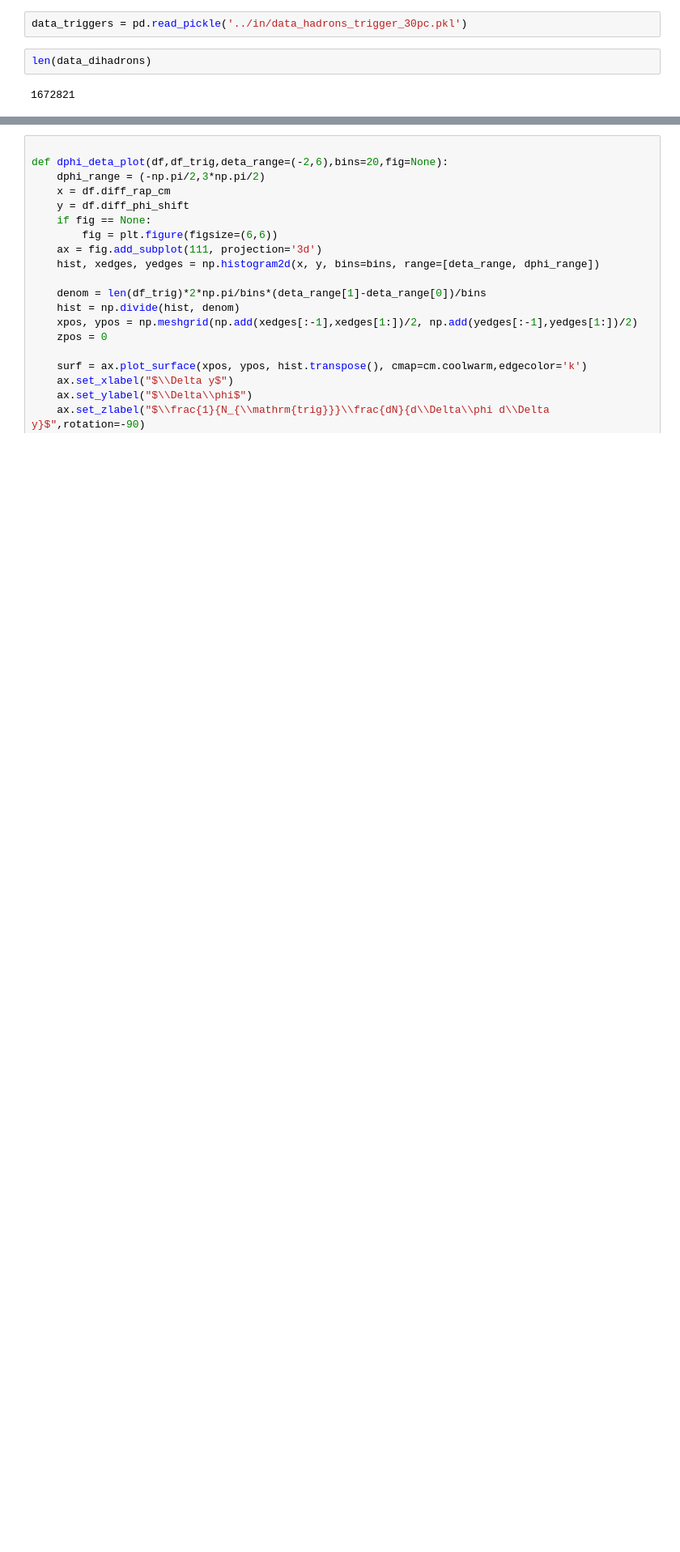
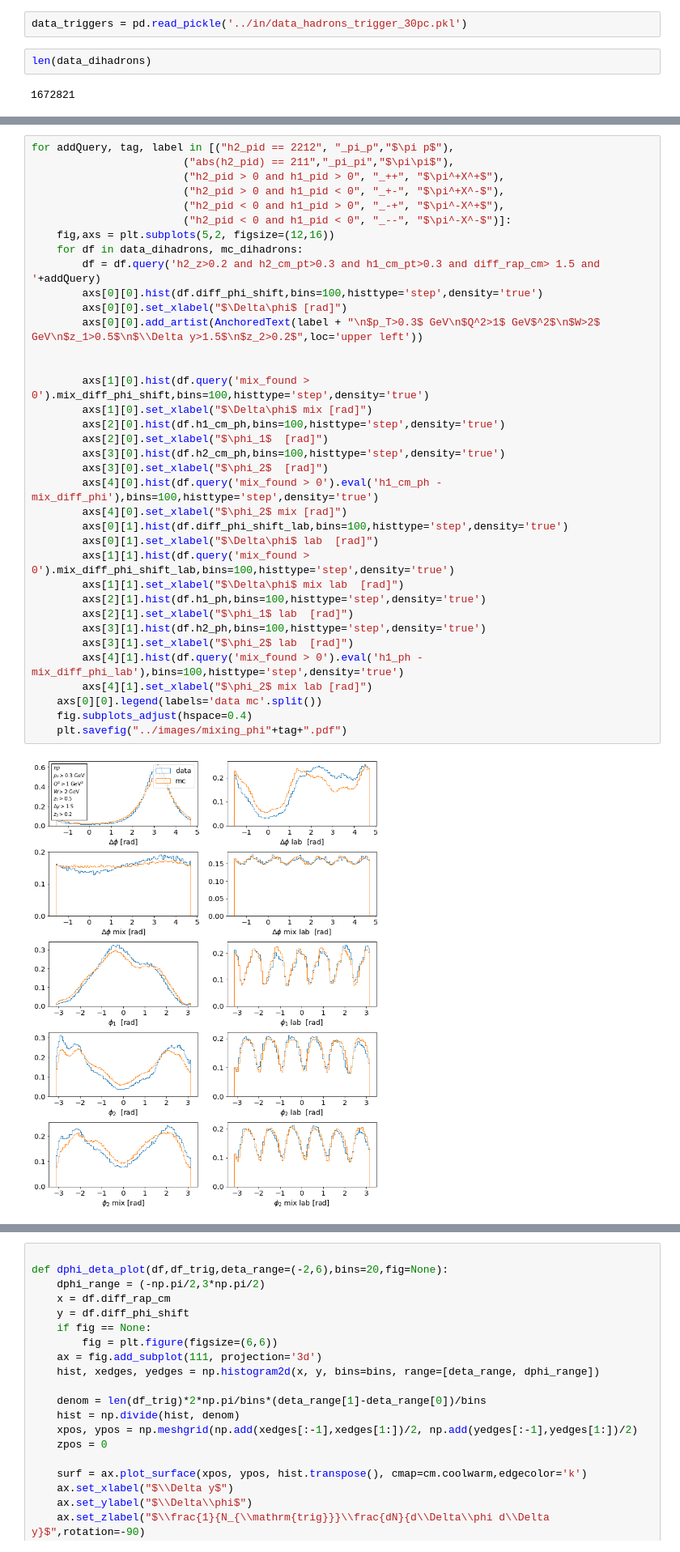
Before and after one commit to sebouh137/sidis_tuples, a Jupyter notebook: python/MixDihadrons.ipynb, the cells around one changed output, grey strips where cells are left out. Shown at 81% size. Saved outputs shown, nothing was run; the diff lists cells and outputs as text; blank space fills up the shorter version.

```diff
--- a/python/MixDihadrons.ipynb
+++ b/python/MixDihadrons.ipynb
@@ -126,0 +266,38 @@ df['diff_phi_shift'] = df['diff_phi_cm']+2*np.pi*(df['diff_phi_cm']<-np.pi/2)
+# %%
+for addQuery, tag, label in [("h2_pid == 2212", "_pi_p","$\pi p$"),
+                        ("abs(h2_pid) == 211","_pi_pi","$\pi\pi$"),
+                        ("h2_pid > 0 and h1_pid > 0", "_++", "$\pi^+X^+$"),
+                        ("h2_pid > 0 and h1_pid < 0", "_+-", "$\pi^+X^-$"),
+                        ("h2_pid < 0 and h1_pid > 0", "_-+", "$\pi^-X^+$"),
+                        ("h2_pid < 0 and h1_pid < 0", "_--", "$\pi^-X^-$")]:
+    fig,axs = plt.subplots(5,2, figsize=(12,16))
+    for df in data_dihadrons, mc_dihadrons:
+        df = df.query('h2_z>0.2 and h2_cm_pt>0.3 and h1_cm_pt>0.3 and diff_rap_cm> 1.5 and '+addQuery)
+        axs[0][0].hist(df.diff_phi_shift,bins=100,histtype='step',density='true')
+        axs[0][0].set_xlabel("$\Delta\phi$ [rad]")
+        axs[0][0].add_artist(AnchoredText(label + "\n$p_T>0.3$ GeV\n$Q^2>1$ GeV$^2$\n$W>2$ GeV\n$z_1>0.5$\n$\\Delta y>1.5$\n$z_2>0.2$",loc='upper left'))
+
+
+        axs[1][0].hist(df.query('mix_found > 0').mix_diff_phi_shift,bins=100,histtype='step',density='true')
+        axs[1][0].set_xlabel("$\Delta\phi$ mix [rad]")
+        axs[2][0].hist(df.h1_cm_ph,bins=100,histtype='step',density='true')
+        axs[2][0].set_xlabel("$\phi_1$  [rad]")
+        axs[3][0].hist(df.h2_cm_ph,bins=100,histtype='step',density='true')
+        axs[3][0].set_xlabel("$\phi_2$  [rad]")
+        axs[4][0].hist(df.query('mix_found > 0').eval('h1_cm_ph - mix_diff_phi'),bins=100,histtype='step',density='true')
+        axs[4][0].set_xlabel("$\phi_2$ mix [rad]")
+        axs[0][1].hist(df.diff_phi_shift_lab,bins=100,histtype='step',density='true')
+        axs[0][1].set_xlabel("$\Delta\phi$ lab  [rad]")
+        axs[1][1].hist(df.query('mix_found > 0').mix_diff_phi_shift_lab,bins=100,histtype='step',density='true')
+        axs[1][1].set_xlabel("$\Delta\phi$ mix lab  [rad]")
+        axs[2][1].hist(df.h1_ph,bins=100,histtype='step',density='true')
+        axs[2][1].set_xlabel("$\phi_1$ lab  [rad]")
+        axs[3][1].hist(df.h2_ph,bins=100,histtype='step',density='true')
+        axs[3][1].set_xlabel("$\phi_2$ lab  [rad]")
+        axs[4][1].hist(df.query('mix_found > 0').eval('h1_ph - mix_diff_phi_lab'),bins=100,histtype='step',density='true')
+        axs[4][1].set_xlabel("$\phi_2$ mix lab [rad]")
+    axs[0][0].legend(labels='data mc'.split())
+    fig.subplots_adjust(hspace=0.4)
+    plt.savefig("../images/mixing_phi"+tag+".pdf")
+# %% [output]
+[figure, added]
```
Also changed, not shown: parts of 22 cells of this notebook.
